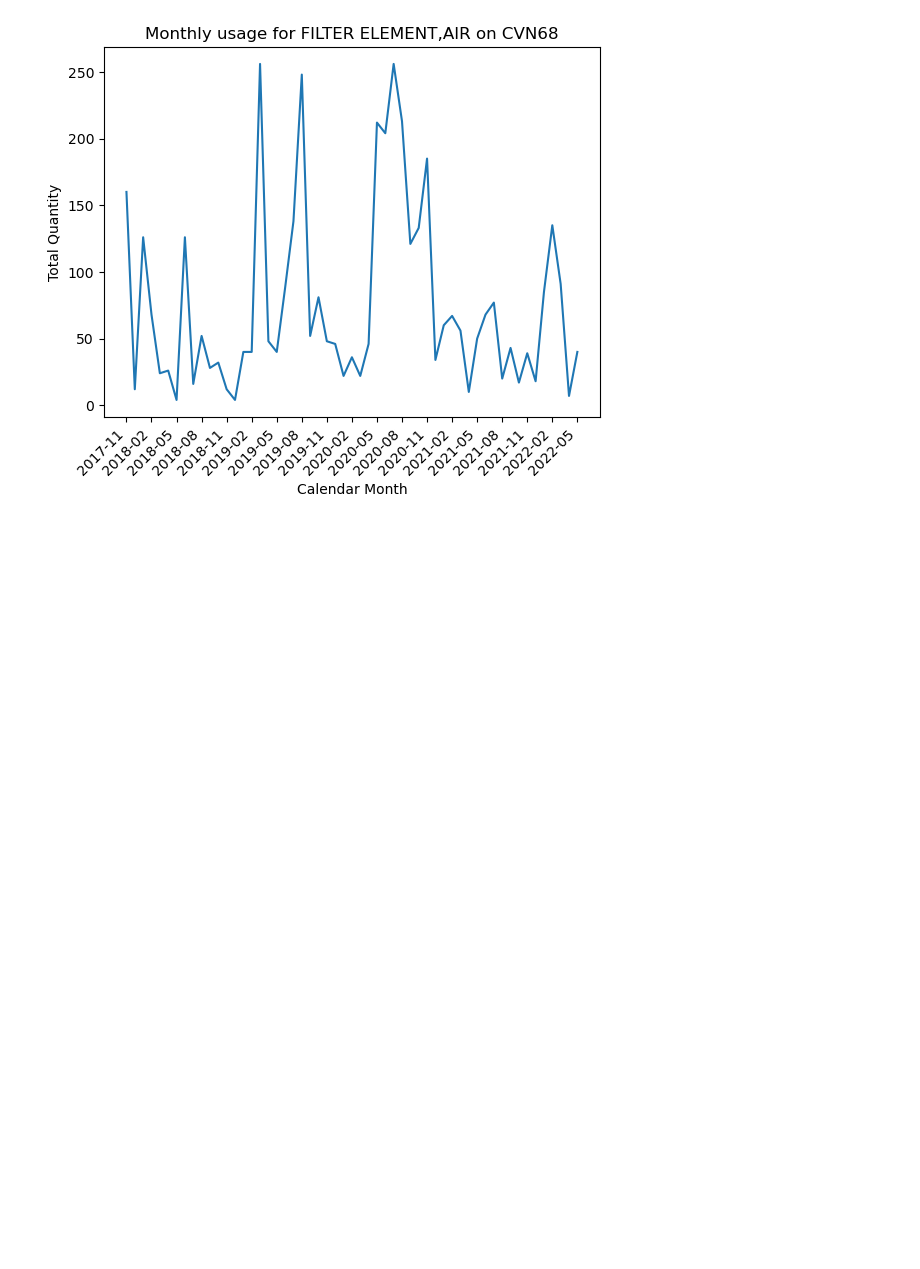
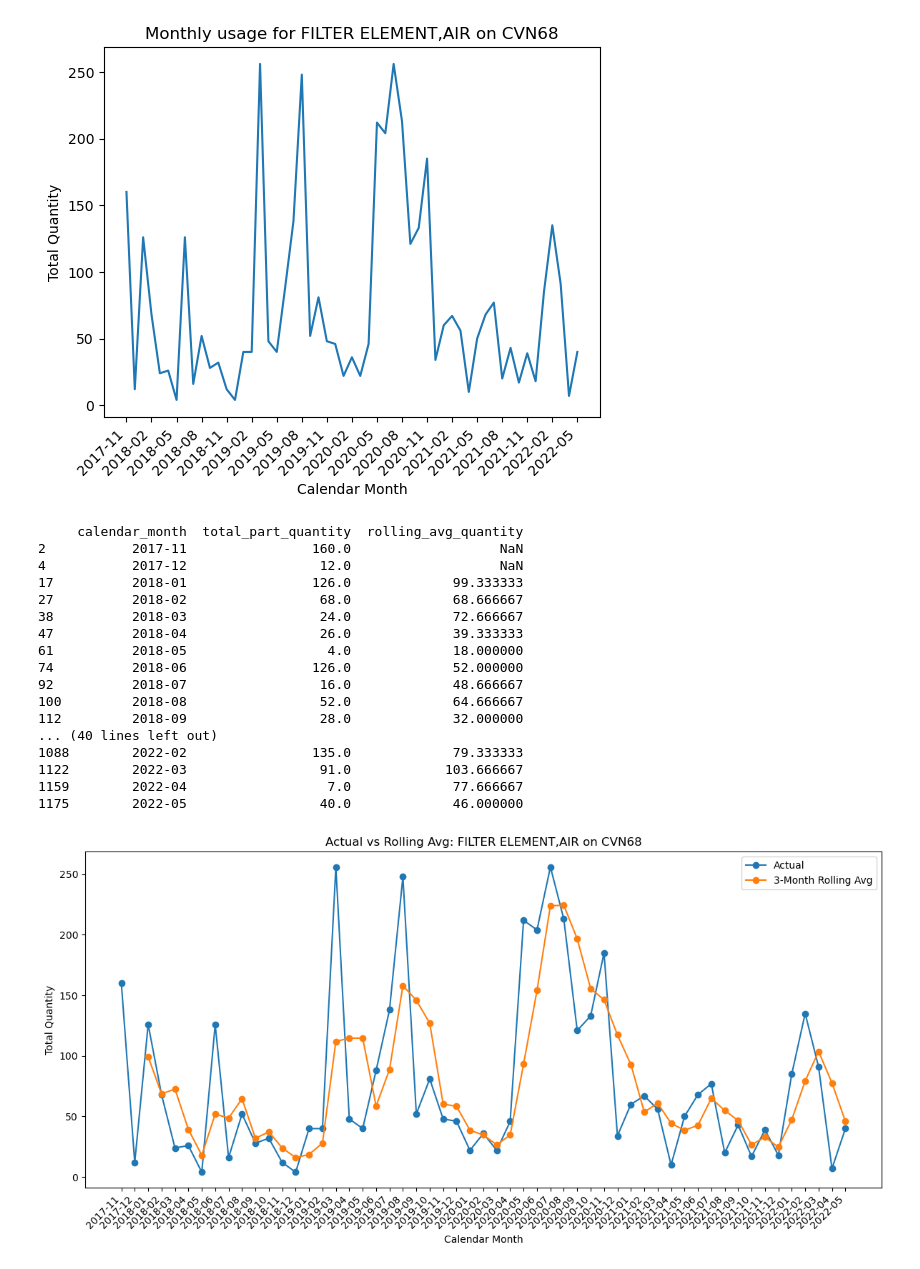
Before and after one commit to jcarswell073/Fleet-Sustainment-HVAC-Project, a Jupyter notebook: Notebooks/part demand prediction.ipynb, the cells around one changed output. Cells and saved outputs as stored; diff of their text form; code cells hidden in the pictures; blank space fills up the shorter version.

```diff
--- a/Notebooks/part demand prediction.ipynb
+++ b/Notebooks/part demand prediction.ipynb
@@ -191,3 +191,41 @@ plt.show()
 [figure]
 # %%
 # some feature ideas that could go into model: num_jobs (more jobs = more parts), maintenace_duration (if jobs are taking longer, maybe more parts are needed), ship_age (older ships may need more replacement parts), months_since_rcoh_start, etc.
+# %%
+# rolling average column for quantity, smooth demand trend for better forecasting insight
+# mean of current month and the previous 2 months
+part_data = part_data.sort_values('calendar_month')
+part_data['rolling_avg_quantity'] = part_data['total_part_quantity'].rolling(window=3).mean()
+
+print(part_data[['calendar_month', 'total_part_quantity', 'rolling_avg_quantity']])
+
+
+plt.figure(figsize=(12, 6))
+plt.plot(part_data['calendar_month'].astype(str), part_data['total_part_quantity'], marker='o', label='Actual')
+plt.plot(part_data['calendar_month'].astype(str), part_data['rolling_avg_quantity'], marker='o', label='3-Month Rolling Avg')
+plt.title(f'Actual vs Rolling Avg: {part} on {ship}')
+plt.xlabel('Calendar Month')
+plt.ylabel('Total Quantity')
+plt.xticks(rotation=45, ha='right')
+plt.legend()
+plt.tight_layout()
+plt.show()
+# %% [output]
+     calendar_month  total_part_quantity  rolling_avg_quantity
+2           2017-11                160.0                   NaN
+4           2017-12                 12.0                   NaN
+17          2018-01                126.0             99.333333
+27          2018-02                 68.0             68.666667
+38          2018-03                 24.0             72.666667
+47          2018-04                 26.0             39.333333
+61          2018-05                  4.0             18.000000
+74          2018-06                126.0             52.000000
+92          2018-07                 16.0             48.666667
+100         2018-08                 52.0             64.666667
+112         2018-09                 28.0             32.000000
+... (40 lines left out)
+1088        2022-02                135.0             79.333333
+1122        2022-03                 91.0            103.666667
+1159        2022-04                  7.0             77.666667
+1175        2022-05                 40.0             46.000000
+[figure, added]
```
Also changed, not shown: parts of 3 cells of this notebook.
